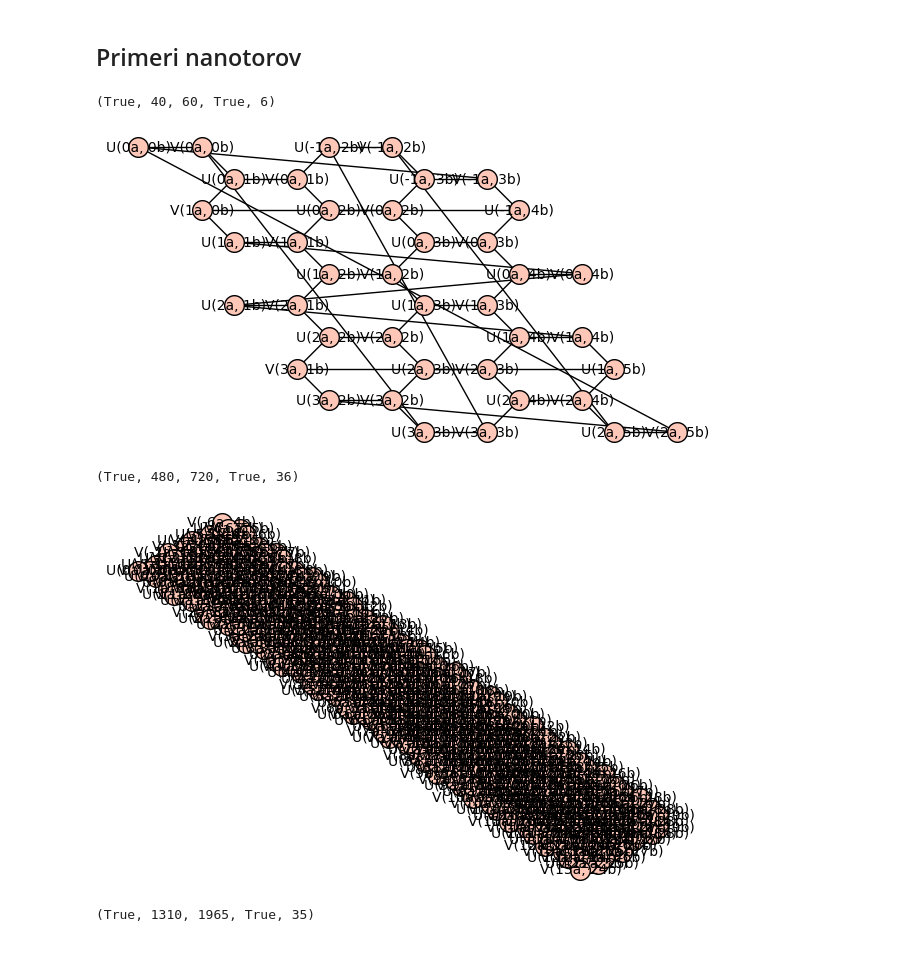
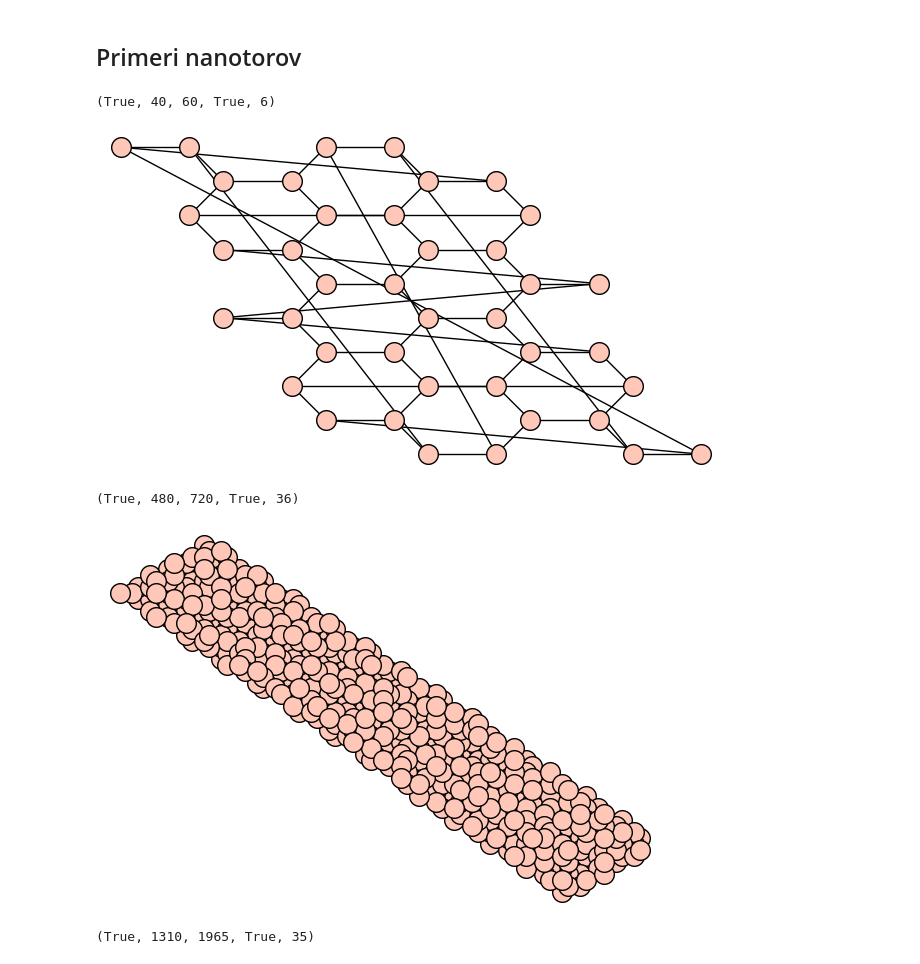
Before and after one commit to TomasRode/Nanotori, a Jupyter notebook: Nanotori.ipynb, the cells around one changed output. Cells and saved outputs as stored; diff of their text form; code cells hidden in the pictures.

```diff
--- a/Nanotori.ipynb
+++ b/Nanotori.ipynb
@@ -247,19 +247,19 @@ def vozlisca_na_razdalji_d(graf, start, dodane, d=0):
 # %%
 G = nanotorus(4,2,-2,4)
 print(G.is_vertex_transitive(), G.order(), G.size(), G.degree().count(3) == len(G.degree()), G.diameter())
 #(tranzitivnost, št. vozlišč, št. povezav, vse točke reda 3, premer)
-G.plot()
+G.plot(vertex_labels=False)
 # %% [output]
 (True, 40, 60, True, 6)
-[figure, old version]
+[figure, new version]
 # %%
 G = nanotorus(-7,5,13,25)
 print(G.is_vertex_transitive(), G.order(), G.size(), G.degree().count(3) == len(G.degree()), G.diameter())
 #(tranzitivnost, št. vozlišč, št. povezav, vse točke reda 3, premer)
-G.plot()
+G.plot(vertex_labels=False)
 # %% [output]
 (True, 480, 720, True, 36)
-[figure, old version]
+[figure, new version]
 # %%
 G = nanotorus(10,-35,13,20)
 print(G.is_vertex_transitive(), G.order(), G.size(), G.degree().count(3) == len(G.degree()), G.diameter())
```
Also changed, not shown: parts of 6 cells of this notebook, 3 other files.
